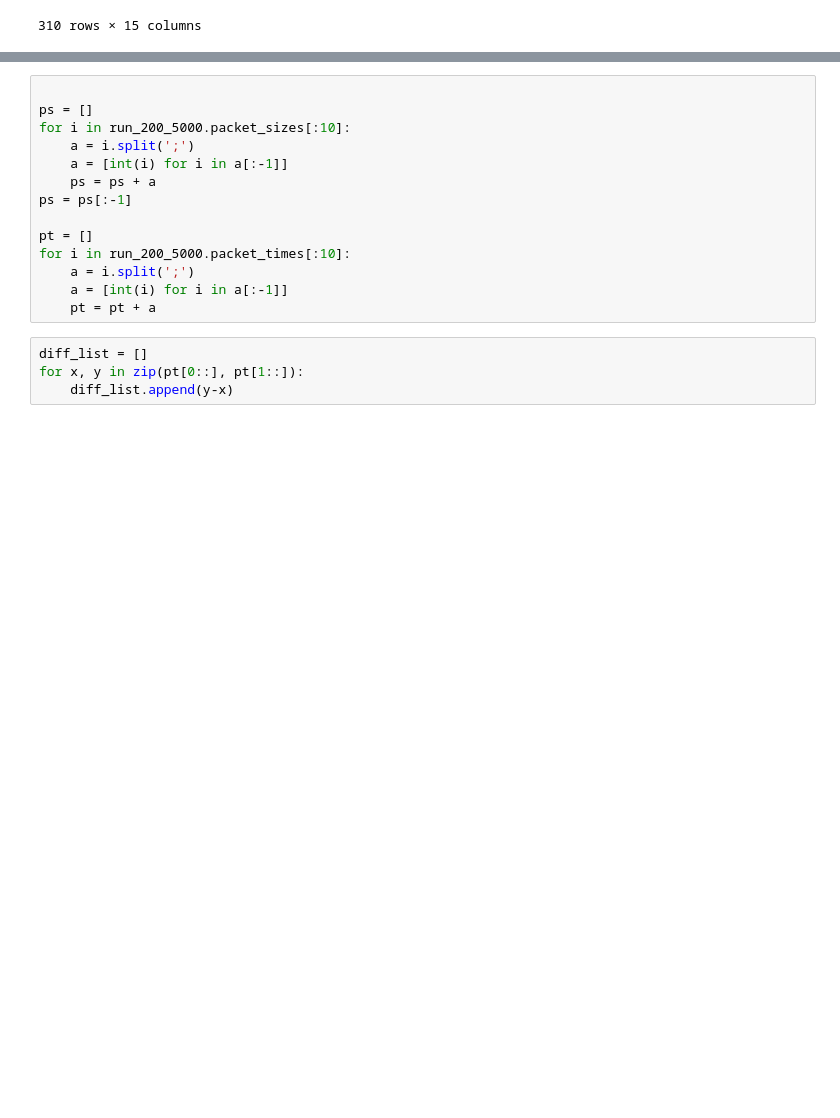
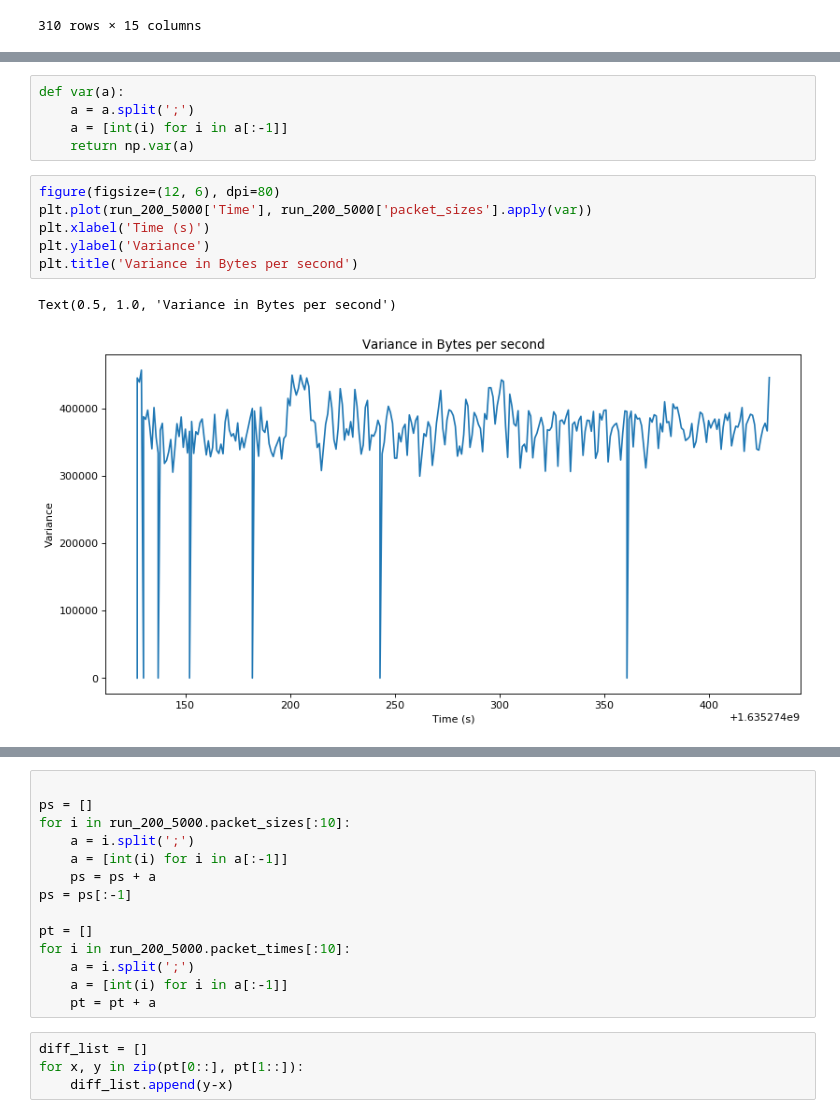
Before and after one commit to tatummaston/dsc180a-checkpoint1, a Jupyter notebook: eda.ipynb, the cells around one changed output, grey strips where cells are left out. Saved outputs shown, nothing was run; the diff lists cells and outputs as text; blank space fills up the shorter version.

```diff
--- a/eda.ipynb
+++ b/eda.ipynb
@@ -231,0 +236,14 @@ run_200_5000
+# %%
+def var(a):
+    a = a.split(';')
+    a = [int(i) for i in a[:-1]]
+    return np.var(a)
+# %%
+figure(figsize=(12, 6), dpi=80)
+plt.plot(run_200_5000['Time'], run_200_5000['packet_sizes'].apply(var))
+plt.xlabel('Time (s)')
+plt.ylabel('Variance')
+plt.title('Variance in Bytes per second')
+# %% [output]
+Text(0.5, 1.0, 'Variance in Bytes per second')
+[figure, added]
```
Also changed, not shown: parts of 8 cells of this notebook.
